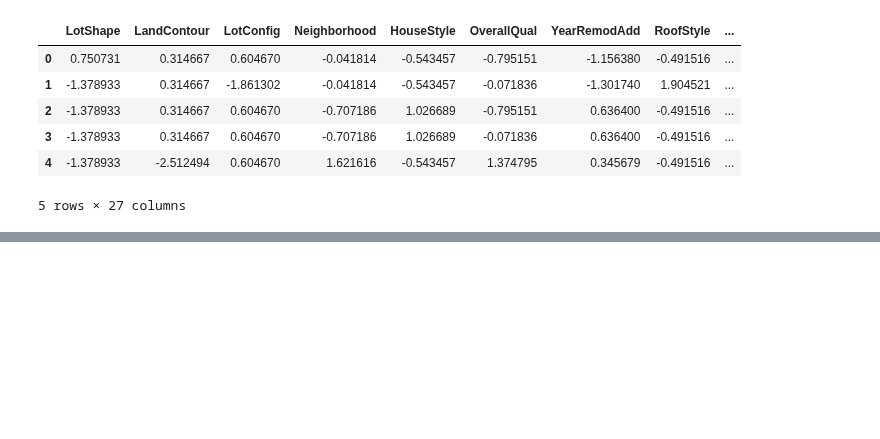
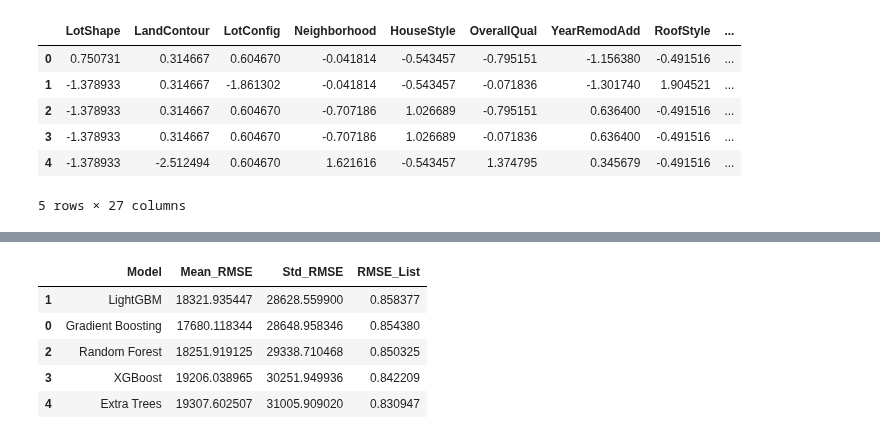
Before and after one commit to bibo0610/sgu25_ml_group, a Jupyter notebook: model/train_bfFE.ipynb, the cells around one changed output, grey strips where cells are left out. Drawn from its saved outputs; the diff is of its cells as text; code cells hidden in the pictures; blank space fills up the shorter version.

```diff
--- a/model/train_bfFE.ipynb
+++ b/model/train_bfFE.ipynb
@@ -92,0 +102,9 @@ print("Valid y:", y_valid.shape)
+# %%
+kfold = KFold(n_splits=params["k_fold"], shuffle=True, random_state=params["random_state"])
+print(f"+ X_train: {len(X_train)}")
+for fold, (train_idx, valid_idx) in enumerate(kfold.split(X_train, y_train)):
+    print(f'Fold {fold}: ')
+    print(f'+ train_idx: {train_idx}')
+    print(f'+ valid_idx: {valid_idx}')
+    print(f'+ train / valid: {valid_idx}')
+    pass
@@ -92,0 +131,12 @@ print("Valid y:", y_valid.shape)
+# %%
+models = {
+    ('Extra Trees', ExtraTreesRegressor(random_state=params["random_state"])),
+    ('Random Forest', RandomForestRegressor(random_state=params["random_state"])),
+    ('LightGBM', LGBMRegressor(
+            random_state=params["random_state"],
+            verbose=-1,
+            verbosity=-1
+    )),
+    ('Gradient Boosting', GradientBoostingRegressor(random_state=params["random_state"])),
+    ('XGBoost', XGBRegressor(random_state=params["random_state"]))
+}
@@ -92,0 +202,15 @@ print("Valid y:", y_valid.shape)
+# %%
+df_results = pd.DataFrame(
+    results,
+    columns=["Model", "Mean_RMSE", "Std_RMSE", "RMSE_List"]
+)
+
+df_results = df_results.sort_values(by="Std_RMSE", ascending=True)
+display.display(df_results)
+# %% [output]
+|  | Model | Mean_RMSE | Std_RMSE | RMSE_List |
+| 1 | LightGBM | 18321.935447 | 28628.559900 | 0.858377 |
+| 0 | Gradient Boosting | 17680.118344 | 28648.958346 | 0.854380 |
+| 2 | Random Forest | 18251.919125 | 29338.710468 | 0.850325 |
+| 3 | XGBoost | 19206.038965 | 30251.949936 | 0.842209 |
+| 4 | Extra Trees | 19307.602507 | 31005.909020 | 0.830947 |
```
Also changed, not shown: parts of 7 cells of this notebook.
